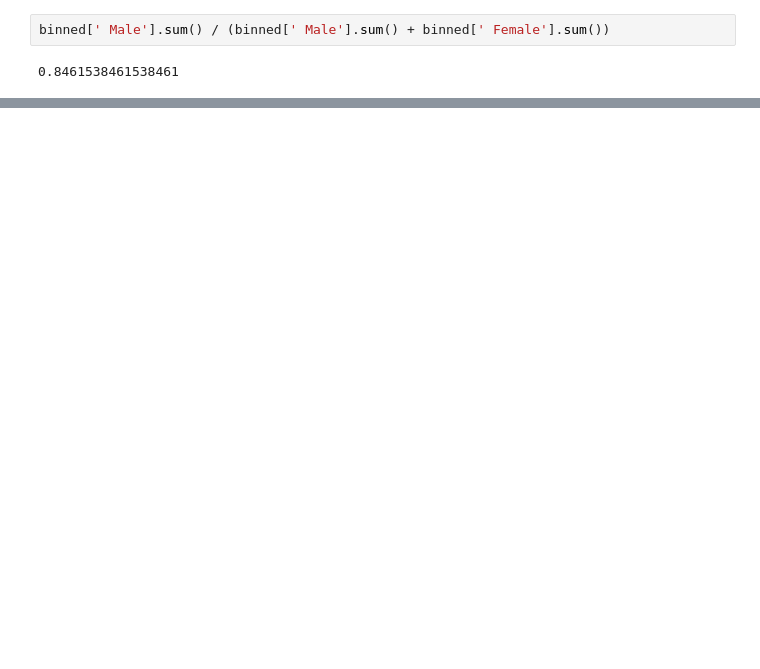
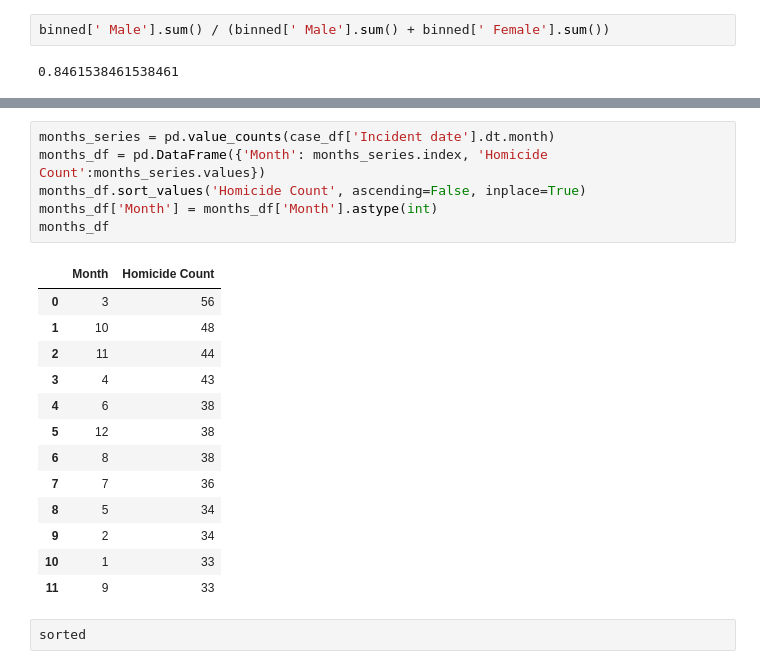
Before and after one commit to IsabelsRepo/IsabelsRepo, a Jupyter notebook: Data-Science/Unsolved Homicide Analysis/Unsolved_Homicides.ipynb, the cells around one changed output, grey strips where cells are left out. Cells and saved outputs as stored; diff of their text form; blank space fills up the shorter version.

```diff
--- a/Data-Science/Unsolved Homicide Analysis/Unsolved_Homicides.ipynb
+++ b/Data-Science/Unsolved Homicide Analysis/Unsolved_Homicides.ipynb
@@ -353,0 +412,22 @@ plt.show()
+# %%
+months_series = pd.value_counts(case_df['Incident date'].dt.month)
+months_df = pd.DataFrame({'Month': months_series.index, 'Homicide Count':months_series.values})
+months_df.sort_values('Homicide Count', ascending=False, inplace=True)
+months_df['Month'] = months_df['Month'].astype(int)
+months_df
+# %% [output]
+|  | Month | Homicide Count |
+| 0 | 3 | 56 |
+| 1 | 10 | 48 |
+| 2 | 11 | 44 |
+| 3 | 4 | 43 |
+| 4 | 6 | 38 |
+| 5 | 12 | 38 |
+| 6 | 8 | 38 |
+| 7 | 7 | 36 |
+| 8 | 5 | 34 |
+| 9 | 2 | 34 |
+| 10 | 1 | 33 |
+| 11 | 9 | 33 |
+# %%
+sorted
```
Also changed, not shown: parts of 10 cells of this notebook.
